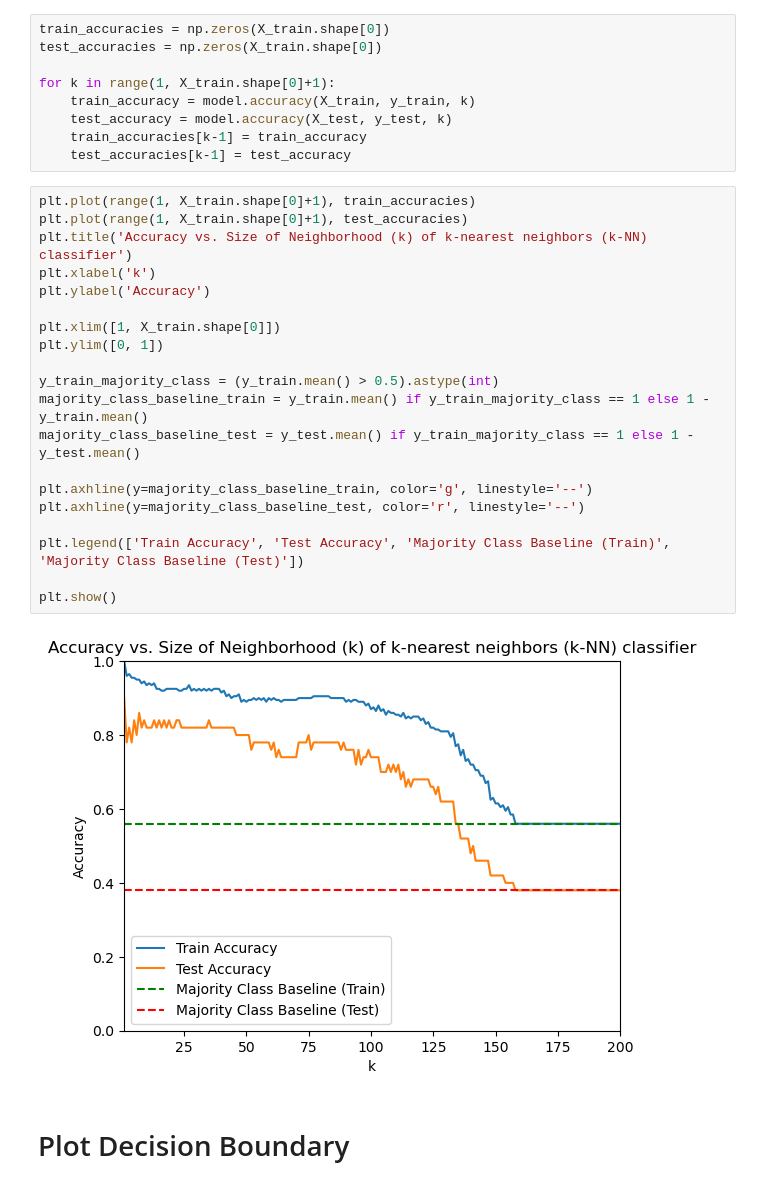
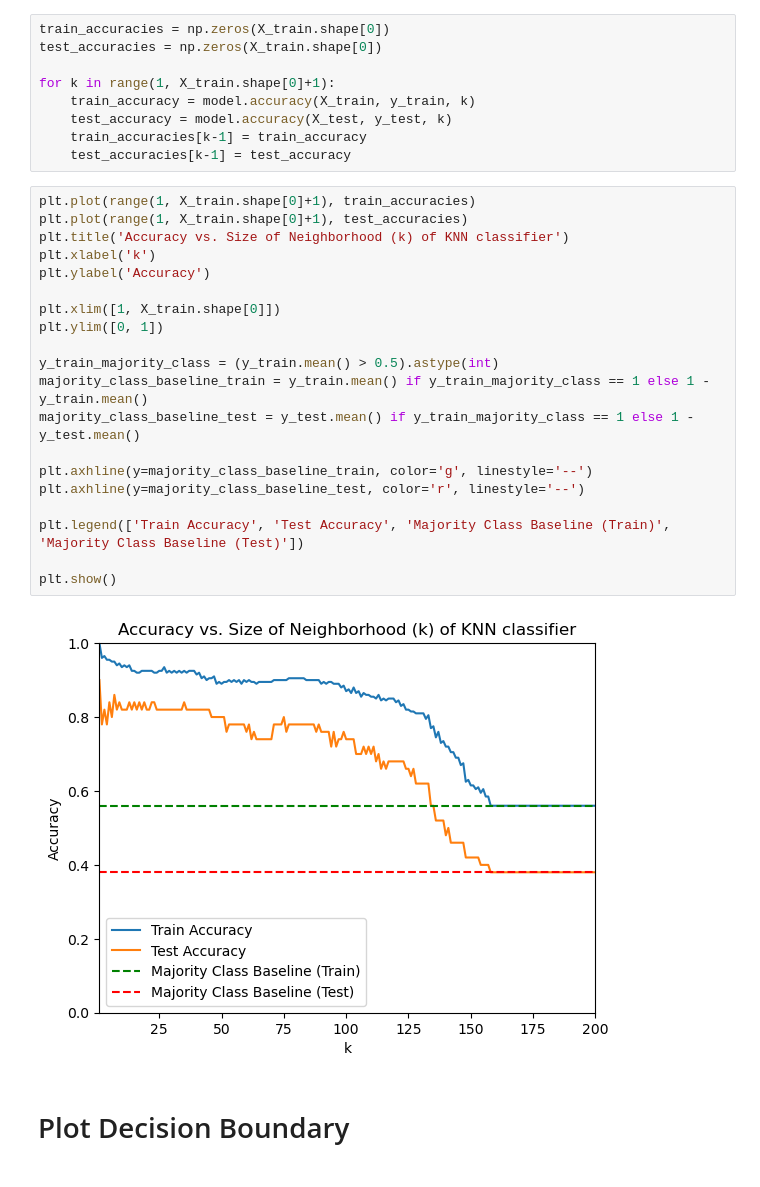
Before and after one commit to cgeils25/Models_From_Scratch, a Jupyter notebook: notebooks_and_readmes/k_nearest_neighbors/knn_classifier_toy_dataset.ipynb, the cells around one changed output. Drawn from its saved outputs; the diff is of its cells as text.

Commit message:
more plots for medium article

```diff
--- a/notebooks_and_readmes/k_nearest_neighbors/knn_classifier_toy_dataset.ipynb
+++ b/notebooks_and_readmes/k_nearest_neighbors/knn_classifier_toy_dataset.ipynb
@@ -81,25 +97,25 @@ for k in range(1, X_train.shape[0]+1):
 # %%
 plt.plot(range(1, X_train.shape[0]+1), train_accuracies)
 plt.plot(range(1, X_train.shape[0]+1), test_accuracies)
-plt.title('Accuracy vs. Size of Neighborhood (k) of k-nearest neighbors (k-NN) classifier')
+plt.title('Accuracy vs. Size of Neighborhood (k) of KNN classifier')
 plt.xlabel('k')
 plt.ylabel('Accuracy')
 
 plt.xlim([1, X_train.shape[0]])
 plt.ylim([0, 1])
 
 y_train_majority_class = (y_train.mean() > 0.5).astype(int)
 majority_class_baseline_train = y_train.mean() if y_train_majority_class == 1 else 1 - y_train.mean()
 majority_class_baseline_test = y_test.mean() if y_train_majority_class == 1 else 1 - y_test.mean()
 
 plt.axhline(y=majority_class_baseline_train, color='g', linestyle='--')
 plt.axhline(y=majority_class_baseline_test, color='r', linestyle='--')
 
 plt.legend(['Train Accuracy', 'Test Accuracy', 'Majority Class Baseline (Train)', 'Majority Class Baseline (Test)'])
 
 plt.show()
 # %% [output]
-[figure, old version]
+[figure, new version]
 # %% [markdown]
 # Plot Decision Boundary
 # %%
```
Also changed, not shown: parts of 1 cell of this notebook.
